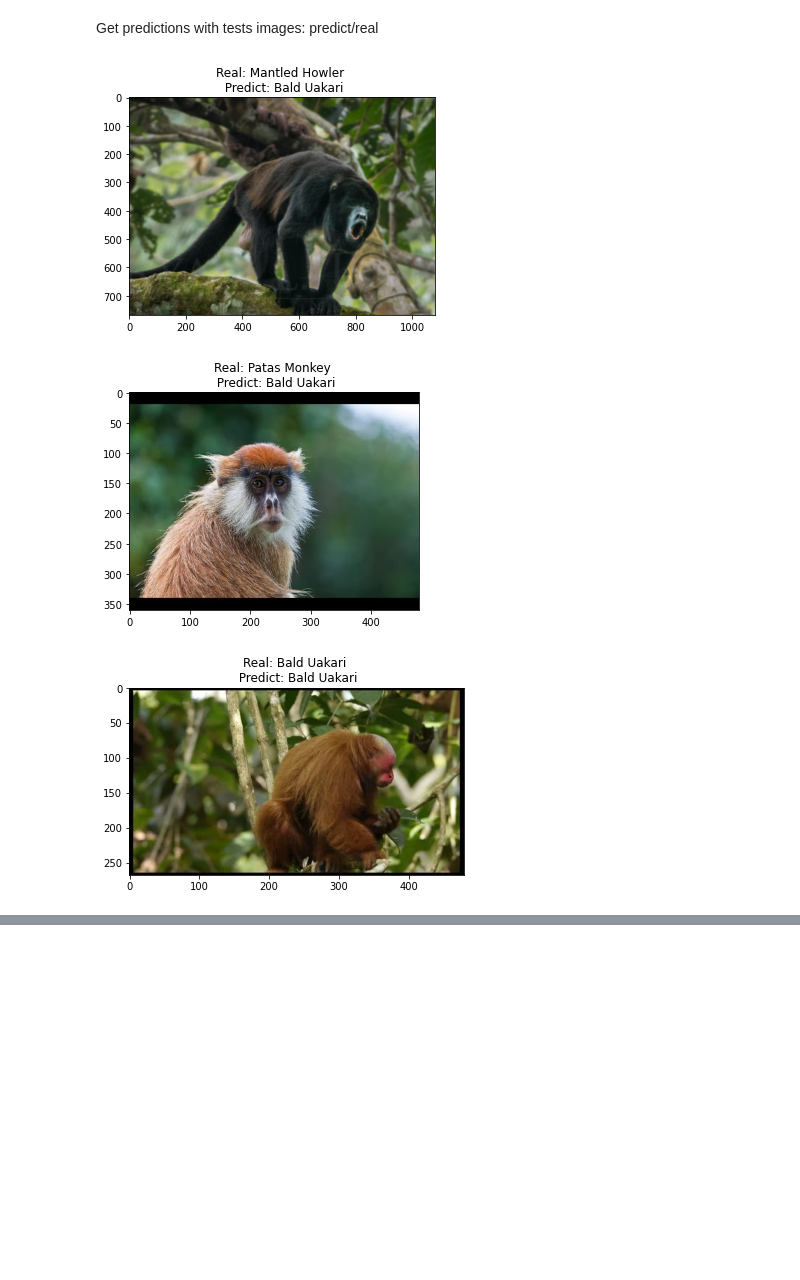
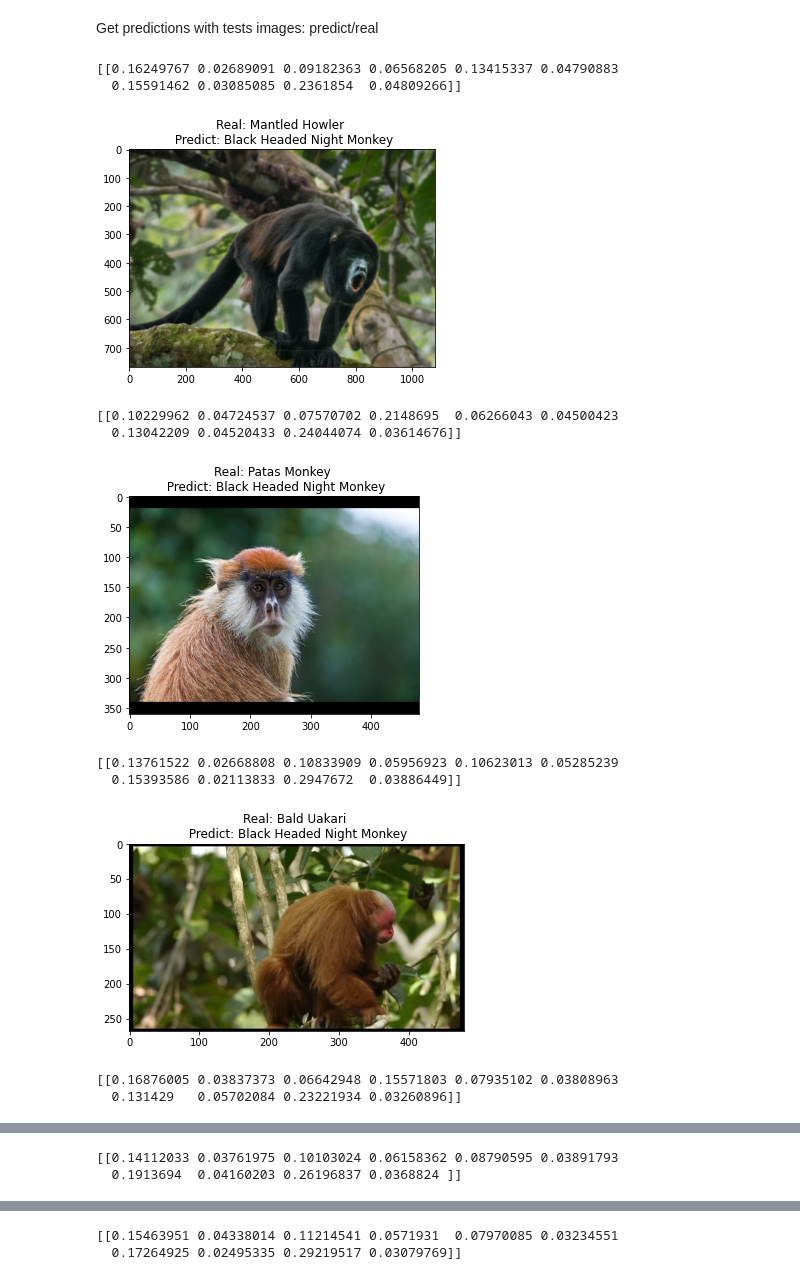
Before and after one commit to Pakopac/Monkey_Species_CNN, a Jupyter notebook: MonkeySpecies.ipynb, the cells around one changed output, grey strips where cells are left out. Drawn from its saved outputs; the diff is of its cells as text; code cells hidden in the pictures; blank space fills up the shorter version.

```diff
--- a/MonkeySpecies.ipynb
+++ b/MonkeySpecies.ipynb
@@ -174,3 +174,11 @@ Found 895 images belonging to 10 classes.
 Found 272 images belonging to 10 classes.
 # %% [markdown]
 Define model
+# %%
+model_base = tf.keras.applications.MobileNet(weights='imagenet',include_top=False)
+
+x = model_base.output
+x = kl.GlobalAveragePooling2D()(x)
+x = kl.Dense(32,activation='relu')(x)
+predictions = kl.Dense(int(len(train_generator.class_indices.keys())) ,activation='softmax')(x)
+MobileNet_model = km.Model(inputs= model_base.input, outputs=predictions)
@@ -188,7 +198,6 @@ Resnet50_model = km.Model(inputs= model_base.input, outputs=predictions)
 Model fit
 # %%
 # Compile with categorical argument
-Resnet50_model.compile(loss='categorical_crossentropy' ,metrics=['accuracy'])
-# fit with 30 epoch for good accuracy
-history = Resnet50_model.fit_generator(train_generator, epochs=30, shuffle=False, verbose=1, validation_data=validation_generator)
+MobileNet_model.compile(loss='categorical_crossentropy', optimizer=tf.keras.optimizers.SGD(lr=1e-4, momentum=0.9) ,metrics=['accuracy'])
+history = MobileNet_model.fit_generator(train_generator, epochs=10, shuffle=True, verbose=1, validation_data=validation_generator)
 # %% [output]
@@ -279,21 +275,30 @@ Get predictions with tests images: predict/real
 # %%
 import io
 import requests
 from PIL import Image
 
 for (i,label) in enumerate(test_labels):
     # img = load_img(img_name,target_size=(224,224))
     response = requests.get(test_images[i])
     img = Image.open(io.BytesIO(response.content))
     image = tf.keras.utils.img_to_array(img.resize((224, 224)))
     image = image.reshape((1, image.shape[0], image.shape[1], image.shape[2]))
-    prediction=Resnet50_model.predict(image)
+    prediction=MobileNet_model.predict(image)
+    print(prediction)
     output = np.argmax(prediction)
 
     plt.title("Real: {} \n Predict: {}".format(monkey_speciets_type[i], monkey_speciets_type[output]))
     plt.imshow(img)
     plt.show()
 # %% [output]
+[[0.16249767 0.02689091 0.09182363 0.06568205 0.13415337 0.04790883
+  0.15591462 0.03085085 0.2361854  0.04809266]]
-[figure, old version]
+[figure, new version]
+[[0.10229962 0.04724537 0.07570702 0.2148695  0.06266043 0.04500423
+  0.13042209 0.04520433 0.24044074 0.03614676]]
-[figure, old version]
+[figure, new version]
+[[0.13761522 0.02668808 0.10833909 0.05956923 0.10623013 0.05285239
+  0.15393586 0.02113833 0.2947672  0.03886449]]
-[figure, old version]
+[figure, new version]
+[[0.16876005 0.03837373 0.06642948 0.15571803 0.07935102 0.03808963
+  0.131429   0.05702084 0.23221934 0.03260896]]
@@ -300,0 +306,2 @@ for (i,label) in enumerate(test_labels):
+[[0.14112033 0.03761975 0.10103024 0.06158362 0.08790595 0.03891793
+  0.1913694  0.04160203 0.26196837 0.0368824 ]]
@@ -301,0 +309,2 @@ for (i,label) in enumerate(test_labels):
+[[0.15463951 0.04338014 0.11214541 0.0571931  0.07970085 0.03234551
+  0.17264925 0.02495335 0.29219517 0.03079769]]
```
Also changed, not shown: parts of 9 cells of this notebook.
